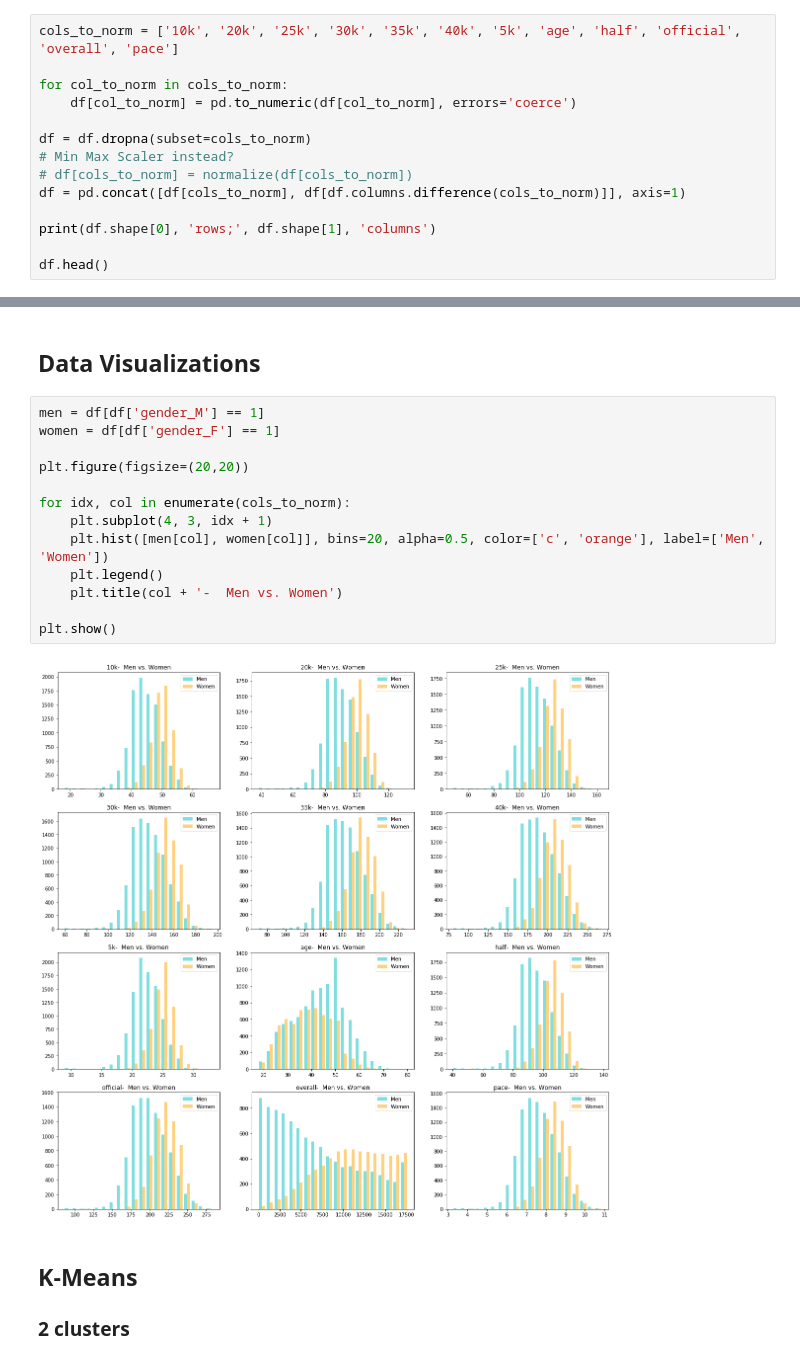
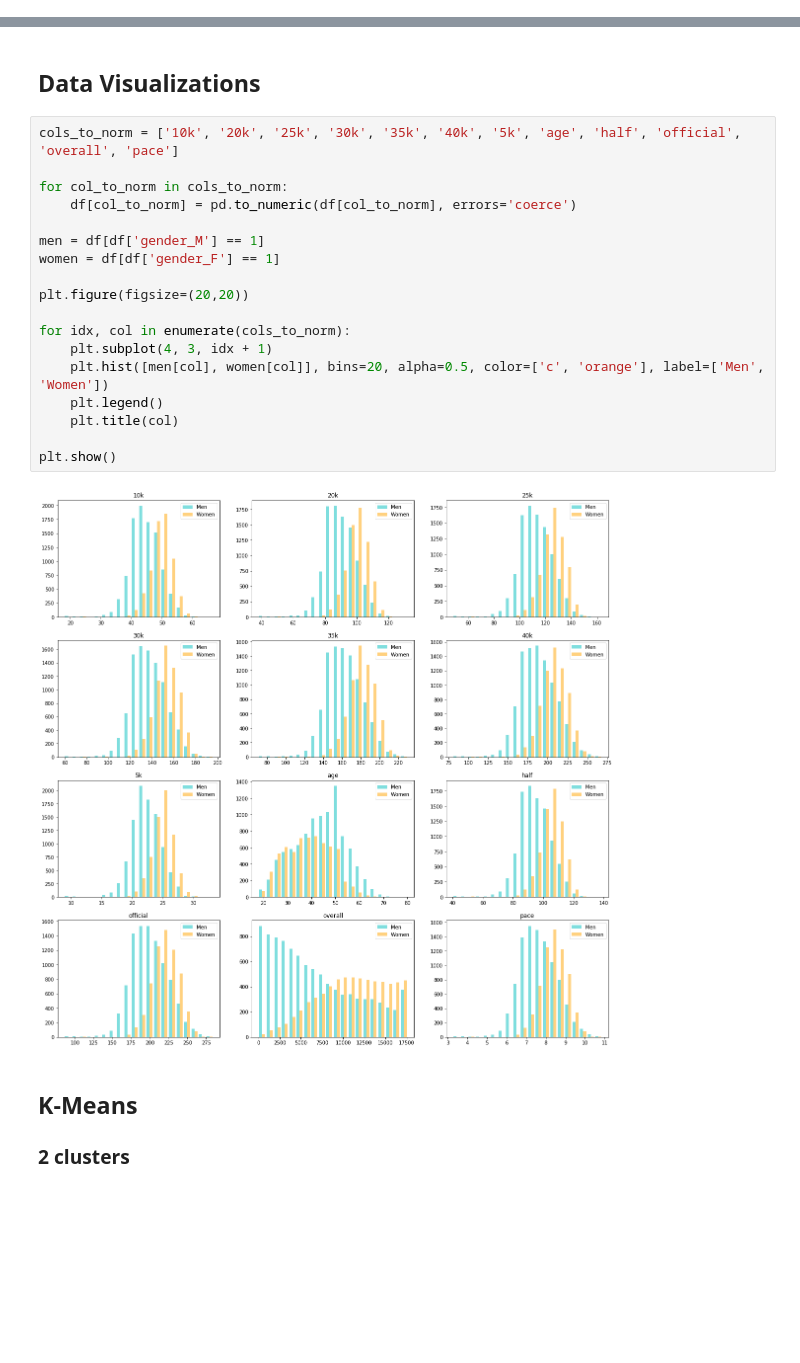
Before and after one commit to esthersweon/thinkful, a Jupyter notebook: main/unit_4/lesson_2_project_5.ipynb, the cells around one changed output, grey strips where cells are left out. Drawn from its saved outputs; the diff is of its cells as text; blank space fills up the shorter version.

```diff
--- a/main/unit_4/lesson_2_project_5.ipynb
+++ b/main/unit_4/lesson_2_project_5.ipynb
@@ -67,17 +67,3 @@ df.head()
 | 2 | 30.90 | 61.53 | 77.23 | 92.72 | 108.68 | 123.78 | 15.93 | 23 | 64.92 | 130.37 | 1 | ... |
 | 3 | 18.73 | 39.88 | 50.50 | 61.35 | 73.00 | 83.43 | 8.98 | 32 | 42.00 | 88.43 | 5 | ... |
 | 4 | 18.18 | 38.55 | 48.75 | 59.92 | 71.68 | 81.88 | 8.92 | 39 | 40.57 | 87.22 | 3 | ... |
-# %%
-cols_to_norm = ['10k', '20k', '25k', '30k', '35k', '40k', '5k', 'age', 'half', 'official', 'overall', 'pace']
-
-for col_to_norm in cols_to_norm:
-    df[col_to_norm] = pd.to_numeric(df[col_to_norm], errors='coerce')
-
-df = df.dropna(subset=cols_to_norm)
-# Min Max Scaler instead?
-# df[cols_to_norm] = normalize(df[cols_to_norm])
-df = pd.concat([df[cols_to_norm], df[df.columns.difference(cols_to_norm)]], axis=1)
-
-print(df.shape[0], 'rows;', df.shape[1], 'columns')
-
-df.head()
@@ -92,20 +70,25 @@ df.head()
 # %% [markdown]
 ## Data Visualizations
 # %%
+cols_to_norm = ['10k', '20k', '25k', '30k', '35k', '40k', '5k', 'age', 'half', 'official', 'overall', 'pace']
+
+for col_to_norm in cols_to_norm:
+    df[col_to_norm] = pd.to_numeric(df[col_to_norm], errors='coerce')
+
 men = df[df['gender_M'] == 1]
 women = df[df['gender_F'] == 1]
 
 plt.figure(figsize=(20,20))
 
 for idx, col in enumerate(cols_to_norm):
     plt.subplot(4, 3, idx + 1)
     plt.hist([men[col], women[col]], bins=20, alpha=0.5, color=['c', 'orange'], label=['Men', 'Women'])
     plt.legend()
-    plt.title(col + '-  Men vs. Women')
+    plt.title(col)
 
 plt.show()
 # %% [output]
-[figure, old version]
+[figure, new version]
 # %% [markdown]
 ## K-Means
 
```
Also changed, not shown: parts of 17 cells of this notebook.
